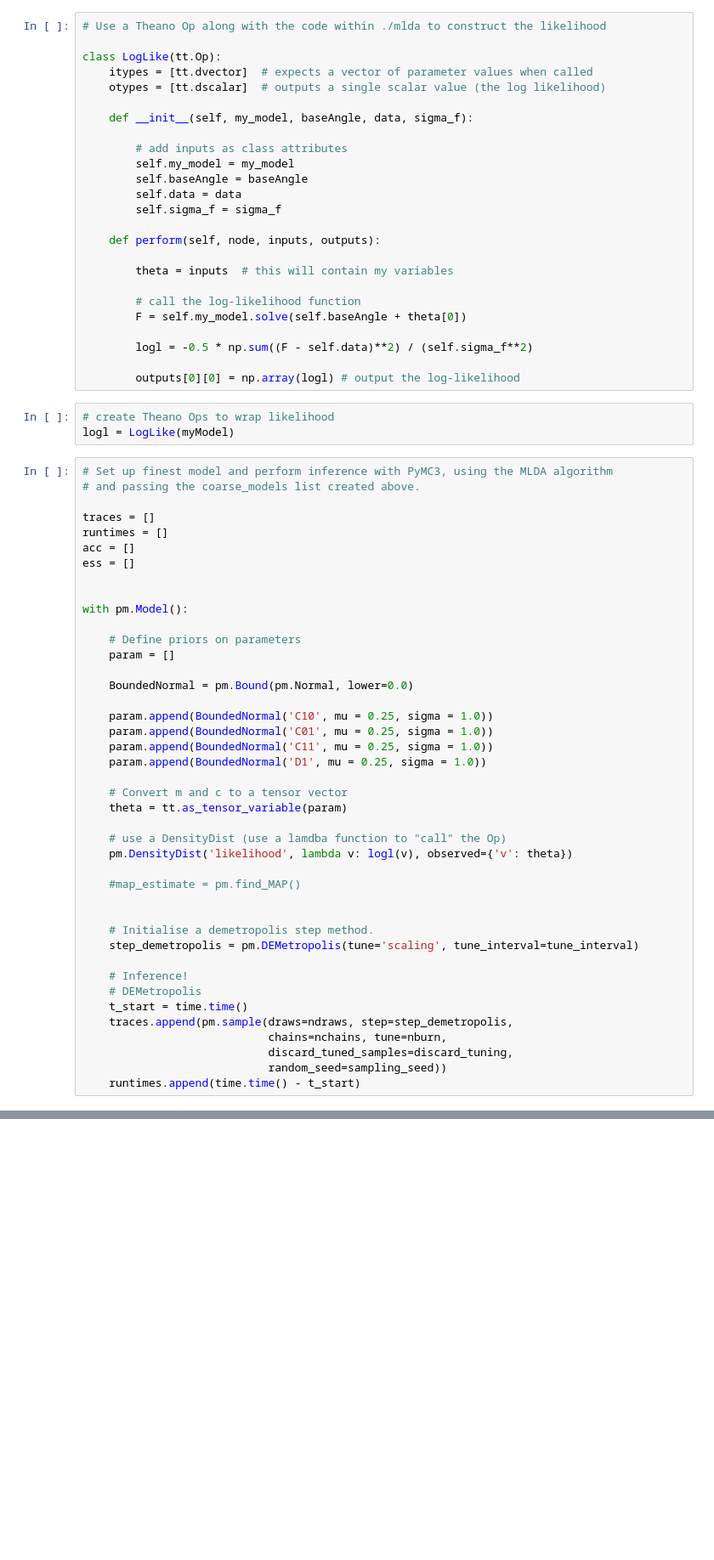
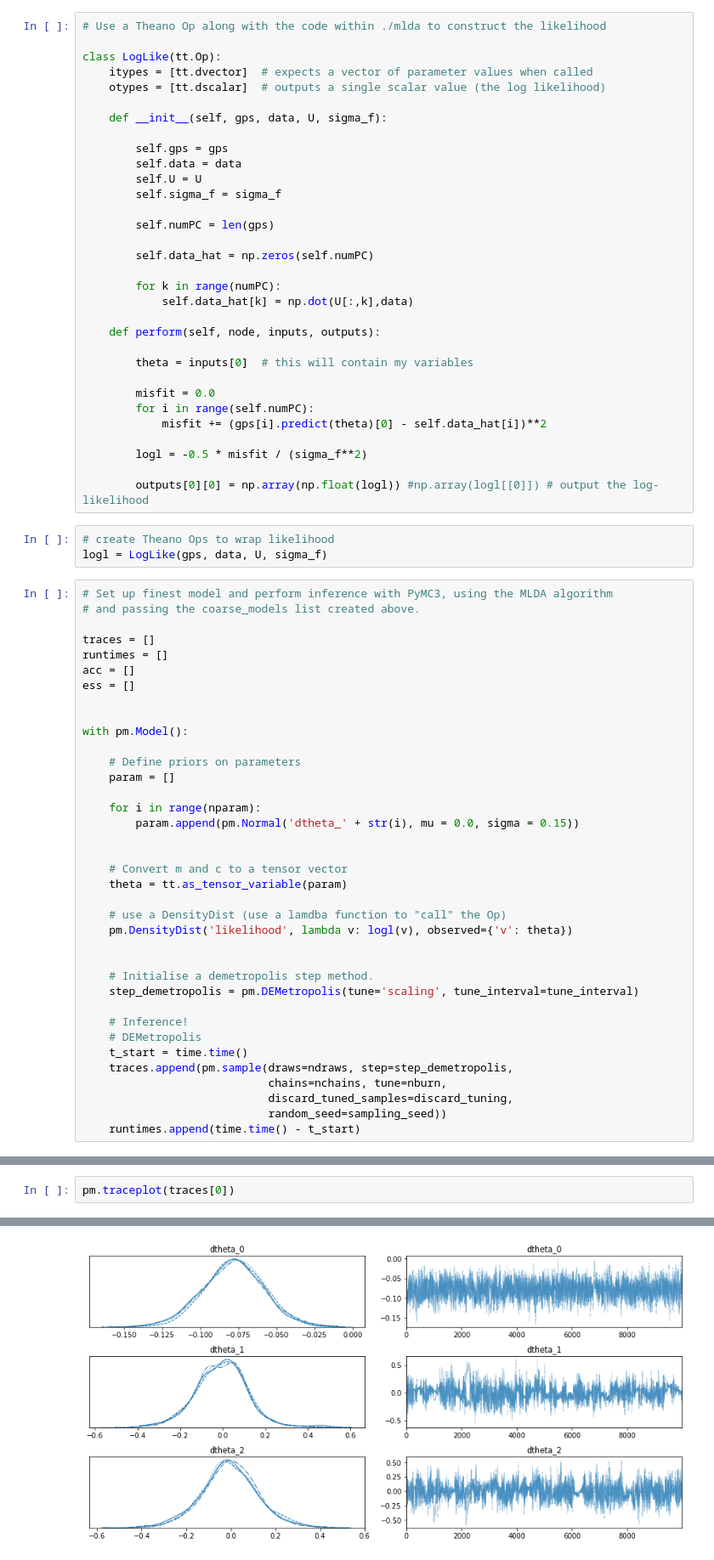
Before and after one commit to tjdodwell/pyComp, a Jupyter notebook: examples/singleExperiment.ipynb, the cells around one changed output, grey strips where cells are left out. Shown at 85% size. Saved outputs shown, nothing was run; the diff lists cells and outputs as text; blank space fills up the shorter version.

```diff
--- a/examples/singleExperiment.ipynb
+++ b/examples/singleExperiment.ipynb
@@ -68,27 +190,34 @@ class LogLike(tt.Op):
     itypes = [tt.dvector]  # expects a vector of parameter values when called
     otypes = [tt.dscalar]  # outputs a single scalar value (the log likelihood)
 
-    def __init__(self, my_model, baseAngle, data, sigma_f):
+    def __init__(self, gps, data, U, sigma_f):
 
-        # add inputs as class attributes
-        self.my_model = my_model
-        self.baseAngle = baseAngle
+        self.gps = gps
         self.data = data
+        self.U = U
         self.sigma_f = sigma_f
+
+        self.numPC = len(gps)
+
+        self.data_hat = np.zeros(self.numPC)
+
+        for k in range(numPC):
+            self.data_hat[k] = np.dot(U[:,k],data)
 
     def perform(self, node, inputs, outputs):
 
-        theta = inputs  # this will contain my variables
+        theta = inputs[0]  # this will contain my variables
 
-        # call the log-likelihood function
-        F = self.my_model.solve(self.baseAngle + theta[0])
+        misfit = 0.0
+        for i in range(self.numPC):
+            misfit += (gps[i].predict(theta)[0] - self.data_hat[i])**2
 
-        logl = -0.5 * np.sum((F - self.data)**2) / (self.sigma_f**2)
+        logl = -0.5 * misfit / (sigma_f**2)
 
-        outputs[0][0] = np.array(logl) # output the log-likelihood
+        outputs[0][0] = np.array(np.float(logl)) #np.array(logl[[0]]) # output the log-likelihood
 # %%
 # create Theano Ops to wrap likelihood
-logl = LogLike(myModel)
+logl = LogLike(gps, data, U, sigma_f)
 # %%
 # Set up finest model and perform inference with PyMC3, using the MLDA algorithm
 # and passing the coarse_models list created above.
@@ -104,20 +233,15 @@ with pm.Model():
     # Define priors on parameters
     param = []
 
-    BoundedNormal = pm.Bound(pm.Normal, lower=0.0)
+    for i in range(nparam):
+        param.append(pm.Normal('dtheta_' + str(i), mu = 0.0, sigma = 0.15))
 
-    param.append(BoundedNormal('C10', mu = 0.25, sigma = 1.0))
-    param.append(BoundedNormal('C01', mu = 0.25, sigma = 1.0))
-    param.append(BoundedNormal('C11', mu = 0.25, sigma = 1.0))
-    param.append(BoundedNormal('D1', mu = 0.25, sigma = 1.0))
 
     # Convert m and c to a tensor vector
     theta = tt.as_tensor_variable(param)
 
     # use a DensityDist (use a lamdba function to "call" the Op)
     pm.DensityDist('likelihood', lambda v: logl(v), observed={'v': theta})
-
-    #map_estimate = pm.find_MAP()
 
 
     # Initialise a demetropolis step method.
@@ -157,0 +266,3 @@ Calling FFC just-in-time (JIT) compiler, this may take some time.
+# %%
+pm.traceplot(traces[0])
+# %% [output]
@@ -158 +276,2 @@ Calling FFC just-in-time (JIT) compiler, this may take some time.
+[figure, added]
 # %%
```
Also changed, not shown: parts of 15 cells of this notebook, 1 other file.
